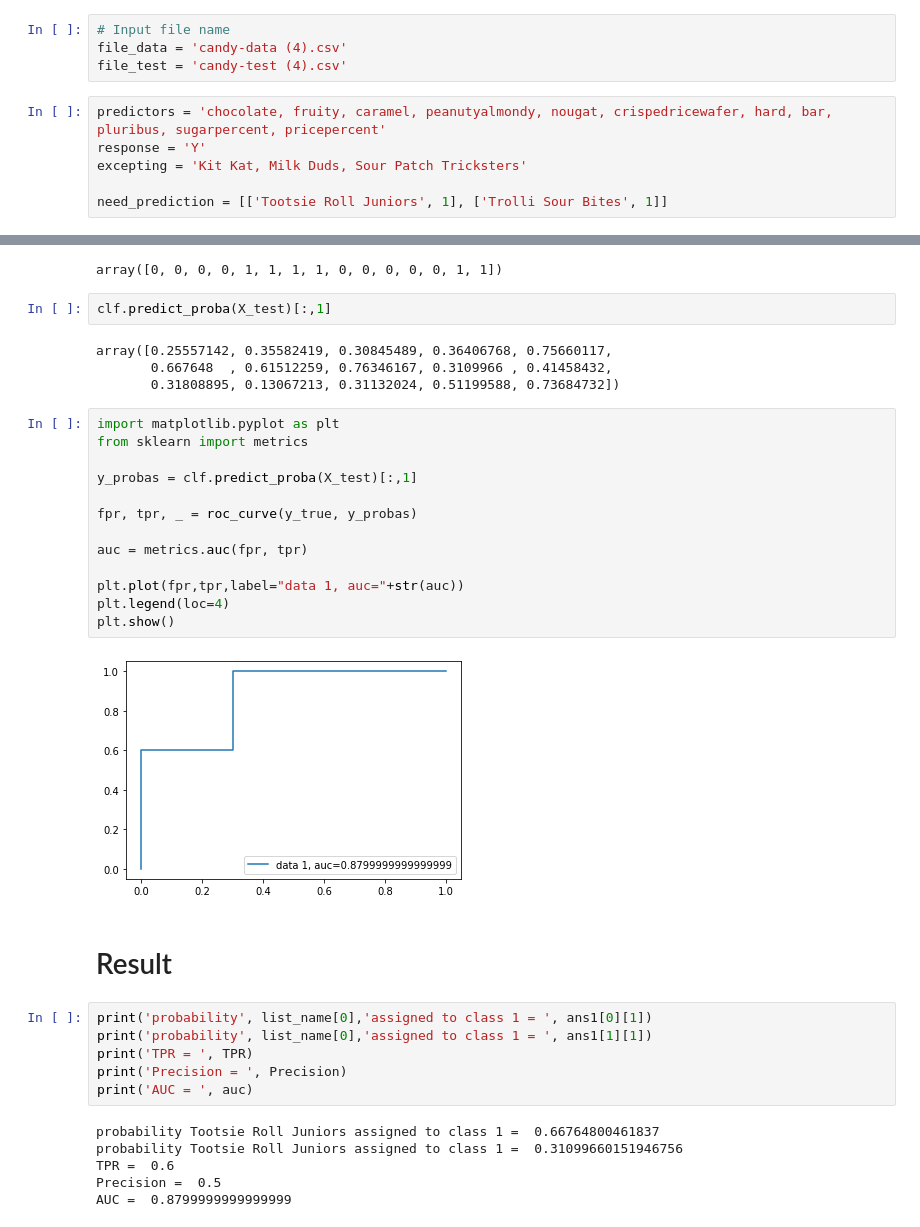
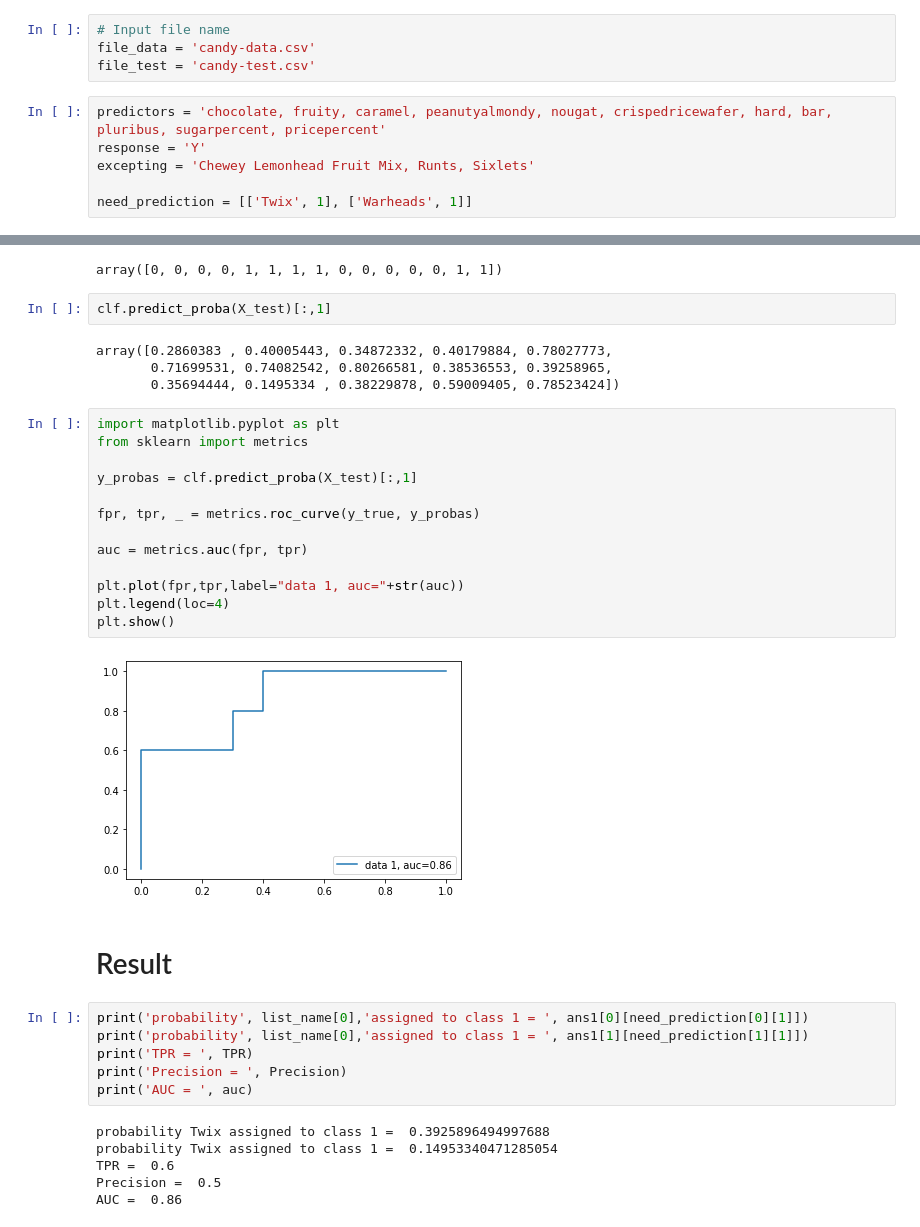
Before and after one commit to kaitouz/OpenEdu, a Jupyter notebook: OpenEdu/task06.ipynb, the cells around one changed output, grey strips where cells are left out. Drawn from its saved outputs; the diff is of its cells as text.

```diff
--- a/OpenEdu/task06.ipynb
+++ b/OpenEdu/task06.ipynb
@@ -4,14 +4,14 @@
 #**INPUT**
 # %%
 # Input file name
-file_data = 'candy-data (4).csv'
-file_test = 'candy-test (4).csv'
+file_data = 'candy-data.csv'
+file_test = 'candy-test.csv'
 # %%
 predictors = 'chocolate, fruity, caramel, peanutyalmondy, nougat, crispedricewafer, hard, bar, pluribus, sugarpercent, pricepercent'
 response = 'Y'
-excepting = 'Kit Kat, Milk Duds, Sour Patch Tricksters'
+excepting = 'Chewey Lemonhead Fruit Mix, Runts, Sixlets'
 
-need_prediction = [['Tootsie Roll Juniors', 1], ['Trolli Sour Bites', 1]]
+need_prediction = [['Twix', 1], ['Warheads', 1]]
 # %% [markdown]
 
 
@@ -182,35 +182,35 @@ array([0, 0, 0, 0, 1, 1, 1, 1, 0, 0, 0, 0, 0, 1, 1])
 # %%
 clf.predict_proba(X_test)[:,1]
 # %% [output]
-array([0.25557142, 0.35582419, 0.30845489, 0.36406768, 0.75660117,
-       0.667648  , 0.61512259, 0.76346167, 0.3109966 , 0.41458432,
-       0.31808895, 0.13067213, 0.31132024, 0.51199588, 0.73684732])
+array([0.2860383 , 0.40005443, 0.34872332, 0.40179884, 0.78027773,
+       0.71699531, 0.74082542, 0.80266581, 0.38536553, 0.39258965,
+       0.35694444, 0.1495334 , 0.38229878, 0.59009405, 0.78523424])
 # %%
 import matplotlib.pyplot as plt
 from sklearn import metrics
 
 y_probas = clf.predict_proba(X_test)[:,1]
 
-fpr, tpr, _ = roc_curve(y_true, y_probas)
+fpr, tpr, _ = metrics.roc_curve(y_true, y_probas)
 
 auc = metrics.auc(fpr, tpr)
 
 plt.plot(fpr,tpr,label="data 1, auc="+str(auc))
 plt.legend(loc=4)
 plt.show()
 # %% [output]
-[figure, old version]
+[figure, new version]
 # %% [markdown]
 # Result
 # %%
-print('probability', list_name[0],'assigned to class 1 = ', ans1[0][1])
-print('probability', list_name[0],'assigned to class 1 = ', ans1[1][1])
+print('probability', list_name[0],'assigned to class 1 = ', ans1[0][need_prediction[0][1]])
+print('probability', list_name[0],'assigned to class 1 = ', ans1[1][need_prediction[1][1]])
 print('TPR = ', TPR)
 print('Precision = ', Precision)
 print('AUC = ', auc)
 # %% [output]
-probability Tootsie Roll Juniors assigned to class 1 =  0.66764800461837
-probability Tootsie Roll Juniors assigned to class 1 =  0.31099660151946756
+probability Twix assigned to class 1 =  0.3925896494997688
+probability Twix assigned to class 1 =  0.14953340471285054
 TPR =  0.6
 Precision =  0.5
-AUC =  0.8799999999999999
+AUC =  0.86
```
Also changed, not shown: parts of 7 cells of this notebook.
